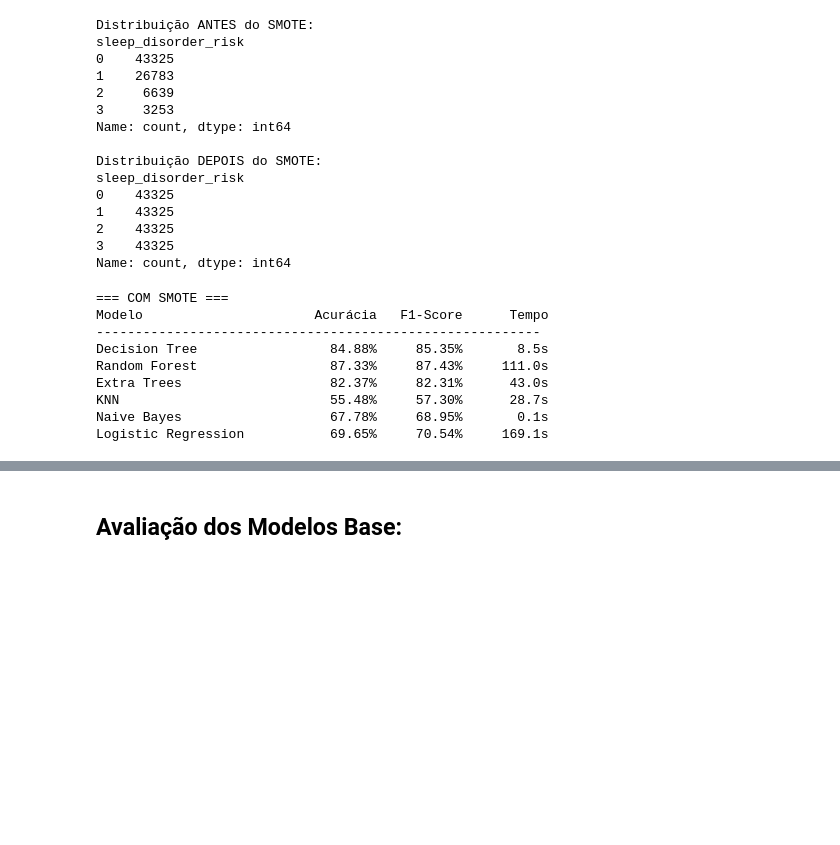
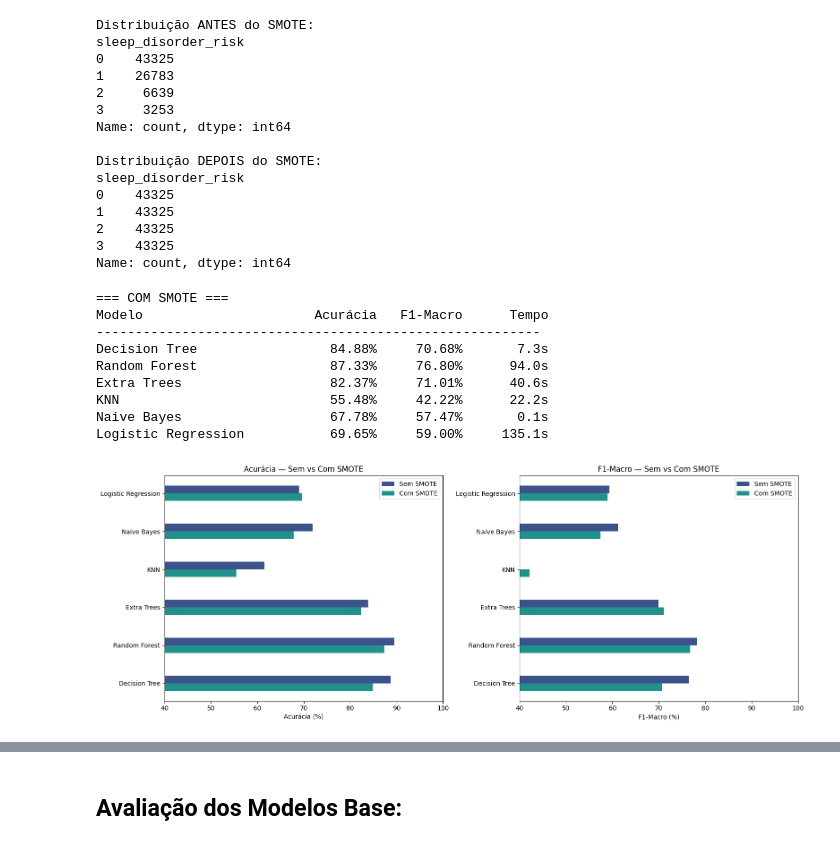
Before and after one commit to dutrapedro06/Machine-Learning, a Jupyter notebook: AV2/Classificacao/classificacao_Pedro_Dutra.ipynb, the cells around one changed output, grey strips where cells are left out. Saved outputs shown, nothing was run; the diff lists cells and outputs as text; code cells hidden in the pictures; blank space fills up the shorter version.

```diff
--- a/AV2/Classificacao/classificacao_Pedro_Dutra.ipynb
+++ b/AV2/Classificacao/classificacao_Pedro_Dutra.ipynb
@@ -564,17 +564,21 @@ import time
 import warnings
 warnings.filterwarnings('ignore')
 
+# class_weight='balanced' faz o modelo penalizar mais os erros nas classes
+# minoritárias (Moderate e Severe), corrigindo o viés do desbalanceamento.
 modelos = {
-    'Decision Tree':        DecisionTreeClassifier(random_state=42),
-    'Random Forest':        RandomForestClassifier(n_estimators=100, random_state=42),
-    'Extra Trees':          ExtraTreesClassifier(n_estimators=100, random_state=42),
-    'KNN':                  KNeighborsClassifier(),
-    'Naive Bayes':          GaussianNB(),
-    'Logistic Regression':  LogisticRegression(max_iter=1000, random_state=42),
+    'Decision Tree':       DecisionTreeClassifier(random_state=42, class_weight='balanced'),
+    'Random Forest':       RandomForestClassifier(n_estimators=100, random_state=42, class_weight='balanced'),
+    'Extra Trees':         ExtraTreesClassifier(n_estimators=100, random_state=42, class_weight='balanced'),
+    'KNN':                 KNeighborsClassifier(),
+    'Naive Bayes':         GaussianNB(),
+    'Logistic Regression': LogisticRegression(max_iter=1000, random_state=42, class_weight='balanced'),
 }
 
+# F1-Macro é a métrica principal: trata todas as classes igualmente,
+# sem ser enganado pelo domínio da classe Healthy (54% dos dados).
 print('=== SEM SMOTE ===')
-print(f'{"Modelo":<25} {"Acurácia":>10} {"F1-Score":>10} {"Tempo":>10}')
+print(f'{"Modelo":<25} {"Acurácia":>10} {"F1-Macro":>10} {"Tempo":>10}')
 print('-' * 57)
 
 resultados_sem_smote = {}
@@ -584,8 +588,8 @@ for nome, modelo in modelos.items():
     y_pred = modelo.predict(X_test)
     tempo = time.time() - inicio
     acc = accuracy_score(y_test, y_pred)
-    f1 = f1_score(y_test, y_pred, average='weighted')
-    resultados_sem_smote[nome] = {'accuracy': acc, 'f1': f1}
+    f1 = f1_score(y_test, y_pred, average='macro')
+    resultados_sem_smote[nome] = {'accuracy': acc, 'f1_macro': f1}
     print(f'{nome:<25} {acc*100:>9.2f}% {f1*100:>9.2f}% {tempo:>9.1f}s')
 # %% [output]
 === SEM SMOTE ===
@@ -626,7 +630,7 @@ sleep_disorder_risk
 Name: count, dtype: int64
 # %%
 print('=== COM SMOTE ===')
-print(f'{"Modelo":<25} {"Acurácia":>10} {"F1-Score":>10} {"Tempo":>10}')
+print(f'{"Modelo":<25} {"Acurácia":>10} {"F1-Macro":>10} {"Tempo":>10}')
 print('-' * 57)
 
 resultados_com_smote = {}
@@ -636,51 +640,53 @@ for nome, modelo in modelos.items():
     y_pred = modelo.predict(X_test)
     tempo = time.time() - inicio
     acc = accuracy_score(y_test, y_pred)
-    f1 = f1_score(y_test, y_pred, average='weighted')
-    resultados_com_smote[nome] = {'accuracy': acc, 'f1': f1}
+    f1 = f1_score(y_test, y_pred, average='macro')
+    resultados_com_smote[nome] = {'accuracy': acc, 'f1_macro': f1}
     print(f'{nome:<25} {acc*100:>9.2f}% {f1*100:>9.2f}% {tempo:>9.1f}s')
 # %% [output]
 === COM SMOTE ===
-Modelo                      Acurácia   F1-Score      Tempo
+Modelo                      Acurácia   F1-Macro      Tempo
 ---------------------------------------------------------
-Decision Tree                 84.88%     85.35%       8.5s
-Random Forest                 87.33%     87.43%     111.0s
-Extra Trees                   82.37%     82.31%      43.0s
-KNN                           55.48%     57.30%      28.7s
-Naive Bayes                   67.78%     68.95%       0.1s
-Logistic Regression           69.65%     70.54%     169.1s
+Decision Tree                 84.88%     70.68%       7.3s
+Random Forest                 87.33%     76.80%      94.0s
+Extra Trees                   82.37%     71.01%      40.6s
+KNN                           55.48%     42.22%      22.2s
+Naive Bayes                   67.78%     57.47%       0.1s
+Logistic Regression           69.65%     59.00%     135.1s
 # %%
 modelos_nomes = list(resultados_sem_smote.keys())
 
 acc_sem = [resultados_sem_smote[m]['accuracy']*100 for m in modelos_nomes]
 acc_com = [resultados_com_smote[m]['accuracy']*100 for m in modelos_nomes]
-f1_sem = [resultados_sem_smote[m]['f1']*100 for m in modelos_nomes]
-f1_com = [resultados_com_smote[m]['f1']*100 for m in modelos_nomes]
+f1_sem = [resultados_sem_smote[m]['f1_macro']*100 for m in modelos_nomes]
+f1_com = [resultados_com_smote[m]['f1_macro']*100 for m in modelos_nomes]
 
 x = np.arange(len(modelos_nomes))
 width = 0.2
 
 fig, axes = plt.subplots(1, 2, figsize=(16, 6))
 
 # Gráfico de Acurácia
 axes[0].barh(x + width/2, acc_sem, width, label='Sem SMOTE', color='#3b528b')
 axes[0].barh(x - width/2, acc_com, width, label='Com SMOTE', color='#21918c')
 axes[0].set_title('Acurácia — Sem vs Com SMOTE')
 axes[0].set_xlabel('Acurácia (%)')
 axes[0].set_yticks(x)
 axes[0].set_yticklabels(modelos_nomes)
 axes[0].set_xlim(40, 100)
 axes[0].legend()
 
-# Gráfico de F1-Score
+# Gráfico de F1-Macro
 axes[1].barh(x + width/2, f1_sem, width, label='Sem SMOTE', color='#3b528b')
 axes[1].barh(x - width/2, f1_com, width, label='Com SMOTE', color='#21918c')
-axes[1].set_title('F1-Score — Sem vs Com SMOTE')
-axes[1].set_xlabel('F1-Score (%)')
+axes[1].set_title('F1-Macro — Sem vs Com SMOTE')
+axes[1].set_xlabel('F1-Macro (%)')
 axes[1].set_yticks(x)
 axes[1].set_yticklabels(modelos_nomes)
 axes[1].set_xlim(40, 100)
 axes[1].legend()
 
 plt.tight_layout()
 plt.show()
+# %% [output]
+[figure, added]
```
Also changed, not shown: parts of 54 cells of this notebook, 1 other file.
